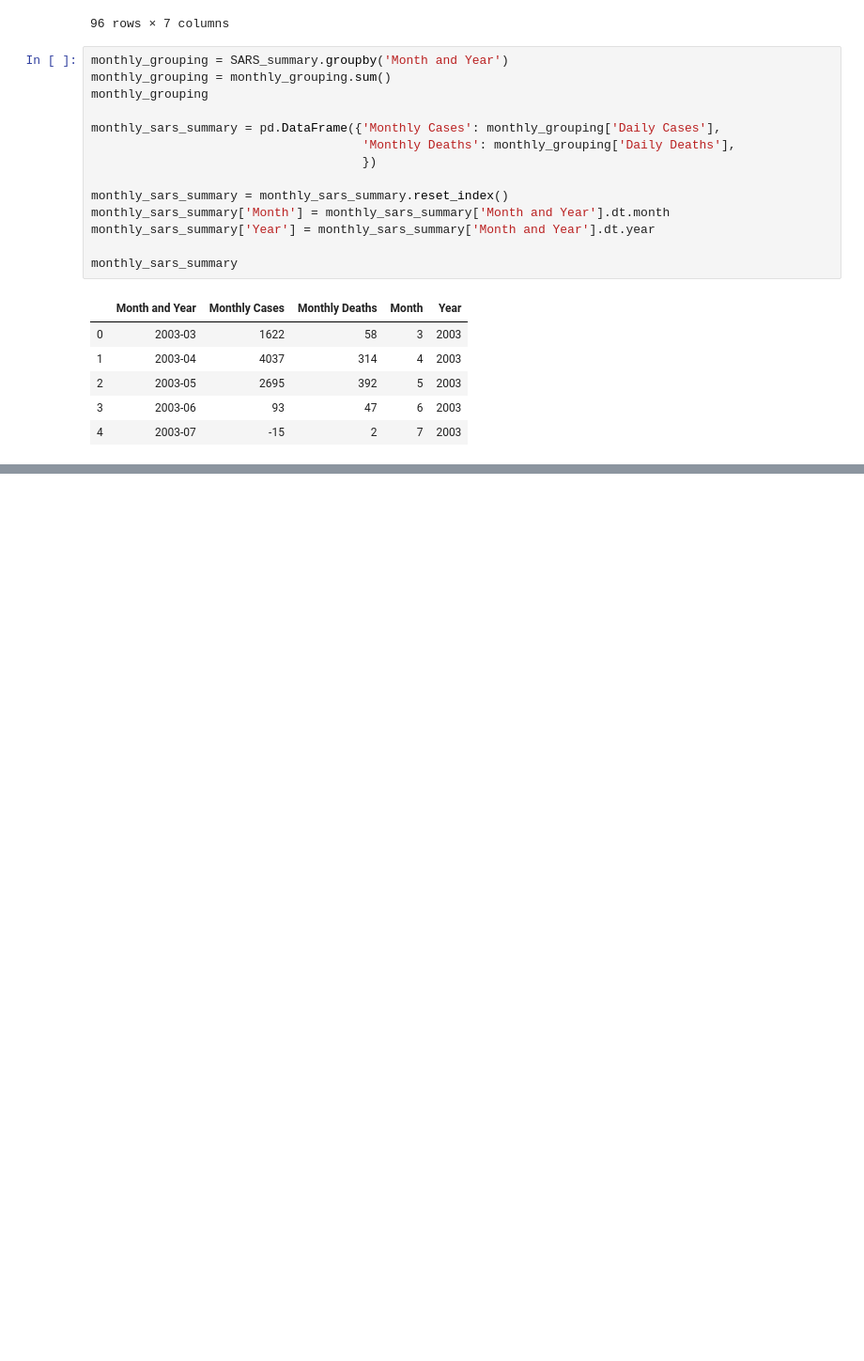
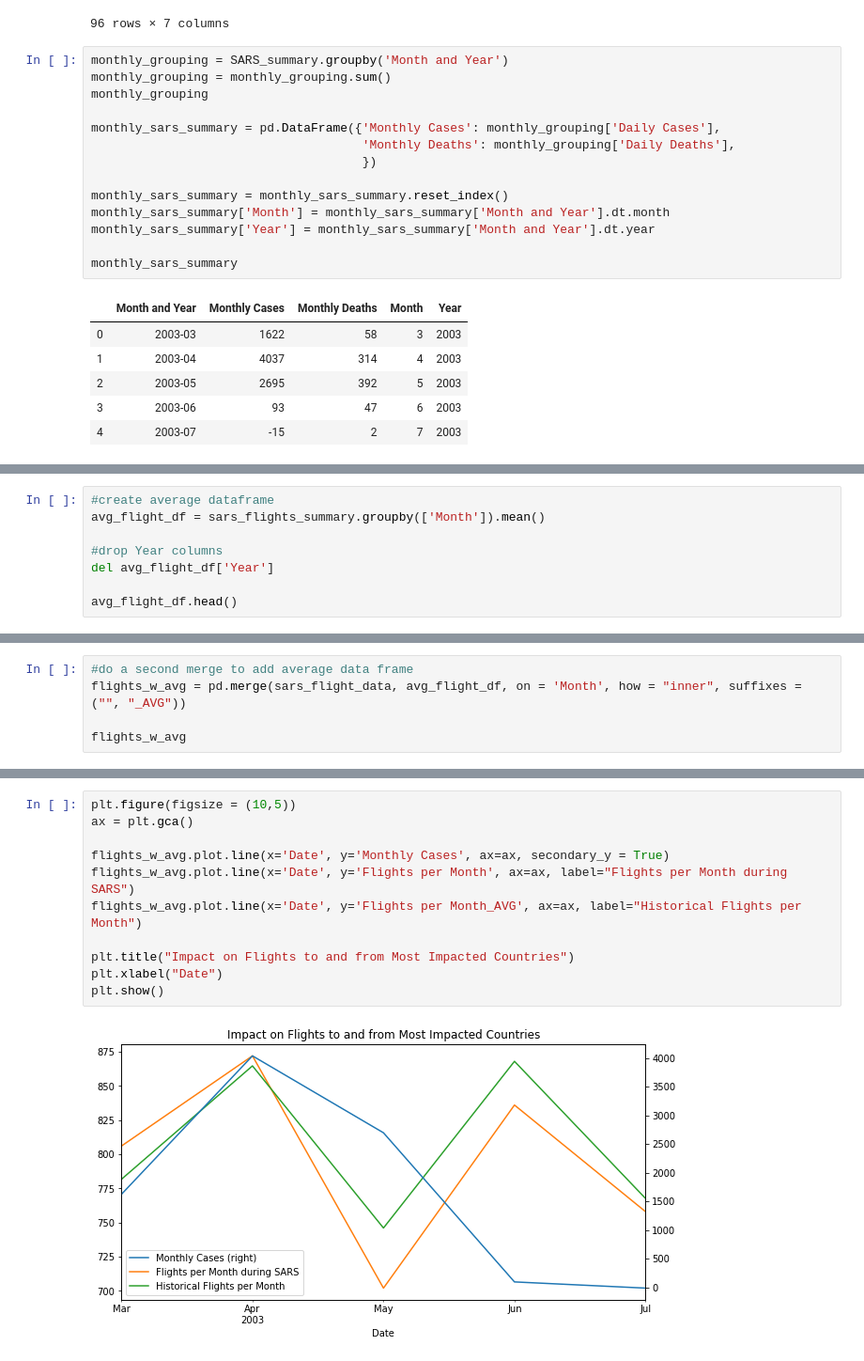
Before and after one commit to vbhakta27/group3, a Jupyter notebook: Project1.ipynb, the cells around one changed output, grey strips where cells are left out. Shown: that part at 94% size. Saved outputs shown, nothing was run; the diff lists cells and outputs as text; blank space fills up the shorter version.

```diff
--- a/Project1.ipynb
+++ b/Project1.ipynb
@@ -728,0 +862,8 @@ sars_flight_data.plot.scatter(x='Monthly Cases', y='DOMESTIC', marker="o", facec
+# %%
+#create average dataframe
+avg_flight_df = sars_flights_summary.groupby(['Month']).mean()
+
+#drop Year columns
+del avg_flight_df['Year']
+
+avg_flight_df.head()
@@ -728,0 +878,5 @@ sars_flight_data.plot.scatter(x='Monthly Cases', y='DOMESTIC', marker="o", facec
+# %%
+#do a second merge to add average data frame
+flights_w_avg = pd.merge(sars_flight_data, avg_flight_df, on = 'Month', how = "inner", suffixes = ("", "_AVG"))
+
+flights_w_avg
@@ -728,0 +890,13 @@ sars_flight_data.plot.scatter(x='Monthly Cases', y='DOMESTIC', marker="o", facec
+# %%
+plt.figure(figsize = (10,5))
+ax = plt.gca()
+
+flights_w_avg.plot.line(x='Date', y='Monthly Cases', ax=ax, secondary_y = True)
+flights_w_avg.plot.line(x='Date', y='Flights per Month', ax=ax, label="Flights per Month during SARS")
+flights_w_avg.plot.line(x='Date', y='Flights per Month_AVG', ax=ax, label="Historical Flights per Month")
+
+plt.title("Impact on Flights to and from Most Impacted Countries")
+plt.xlabel("Date")
+plt.show()
+# %% [output]
+[figure, added]
```
Also changed, not shown: parts of 15 cells of this notebook.
